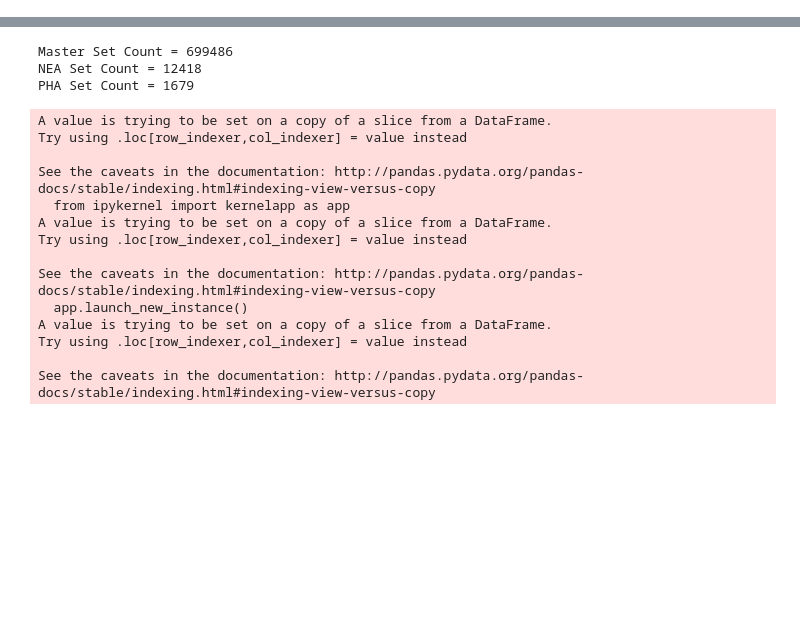
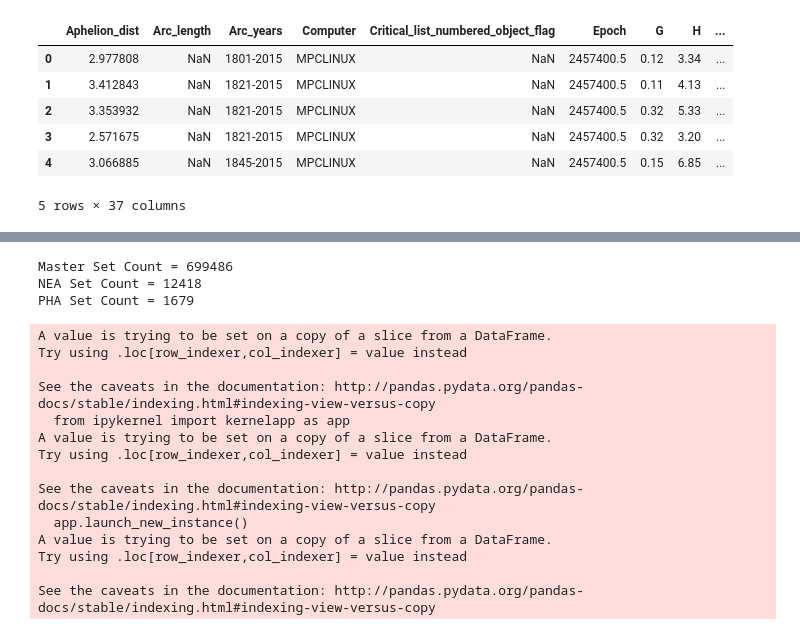
Before and after one commit to dtraverso/nasa_nea, a Jupyter notebook: NearEarthDetection.ipynb, the cells around one changed output, grey strips where cells are left out. Drawn from its saved outputs; the diff is of its cells as text; code cells hidden in the pictures; blank space fills up the shorter version.

```diff
--- a/NearEarthDetection.ipynb
+++ b/NearEarthDetection.ipynb
@@ -20,3 +28,13 @@ from sklearn import linear_model
 # %%
-df_mp = pd.read_json(path_or_buf="file://localhost/Users/goris/nasa_nea/mpcorb_extended.json")
+df_mp = pd.read_json(path_or_buf="file://localhost/Users/dtraverso/projects/nasa_nea/data/mpcorb_extended.json")
+# %%
+df_mp.head()
+# %% [output]
+|  | Aphelion_dist | Arc_length | Arc_years | Computer | Critical_list_numbered_object_flag | Epoch | G | H | ... |
+| 0 | 2.977808 | NaN | 1801-2015 | MPCLINUX | NaN | 2457400.5 | 0.12 | 3.34 | ... |
+| 1 | 3.412843 | NaN | 1821-2015 | MPCLINUX | NaN | 2457400.5 | 0.11 | 4.13 | ... |
+| 2 | 3.353932 | NaN | 1821-2015 | MPCLINUX | NaN | 2457400.5 | 0.32 | 5.33 | ... |
+| 3 | 2.571675 | NaN | 1821-2015 | MPCLINUX | NaN | 2457400.5 | 0.32 | 3.20 | ... |
+| 4 | 3.066885 | NaN | 1845-2015 | MPCLINUX | NaN | 2457400.5 | 0.15 | 6.85 | ... |
+5 rows × 37 columns
 # %%
```
Also changed, not shown: parts of 25 cells of this notebook.
